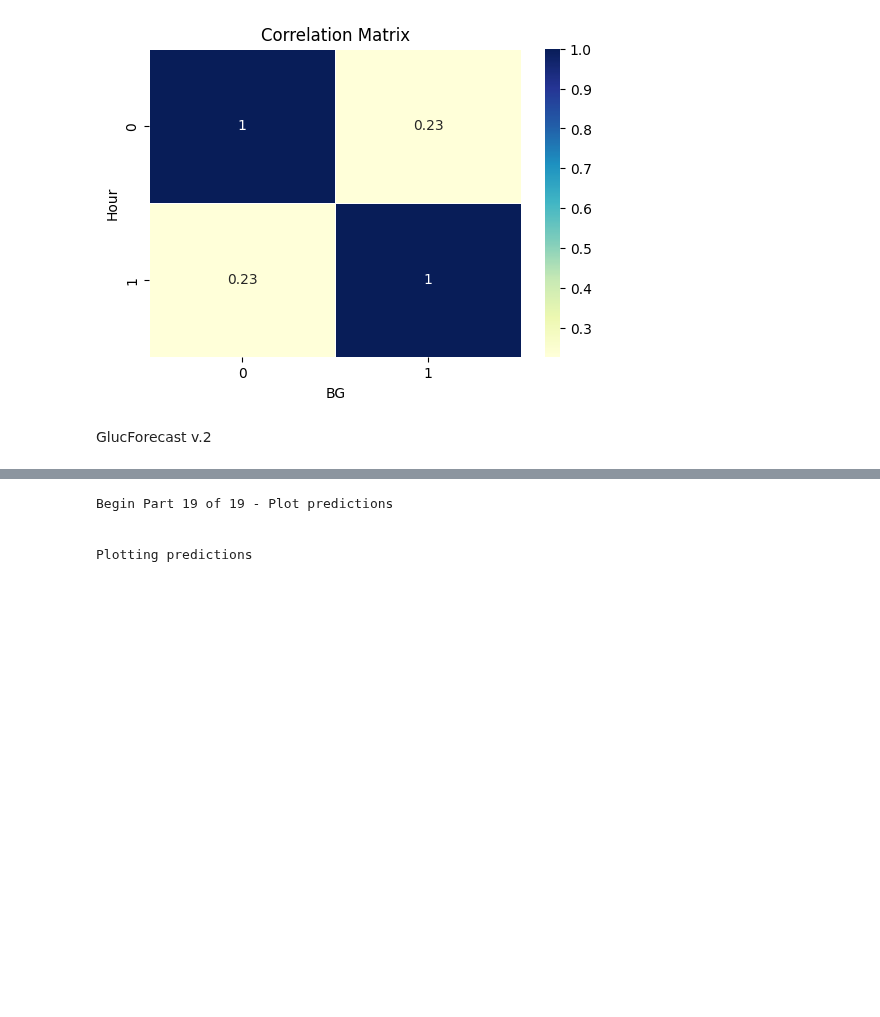
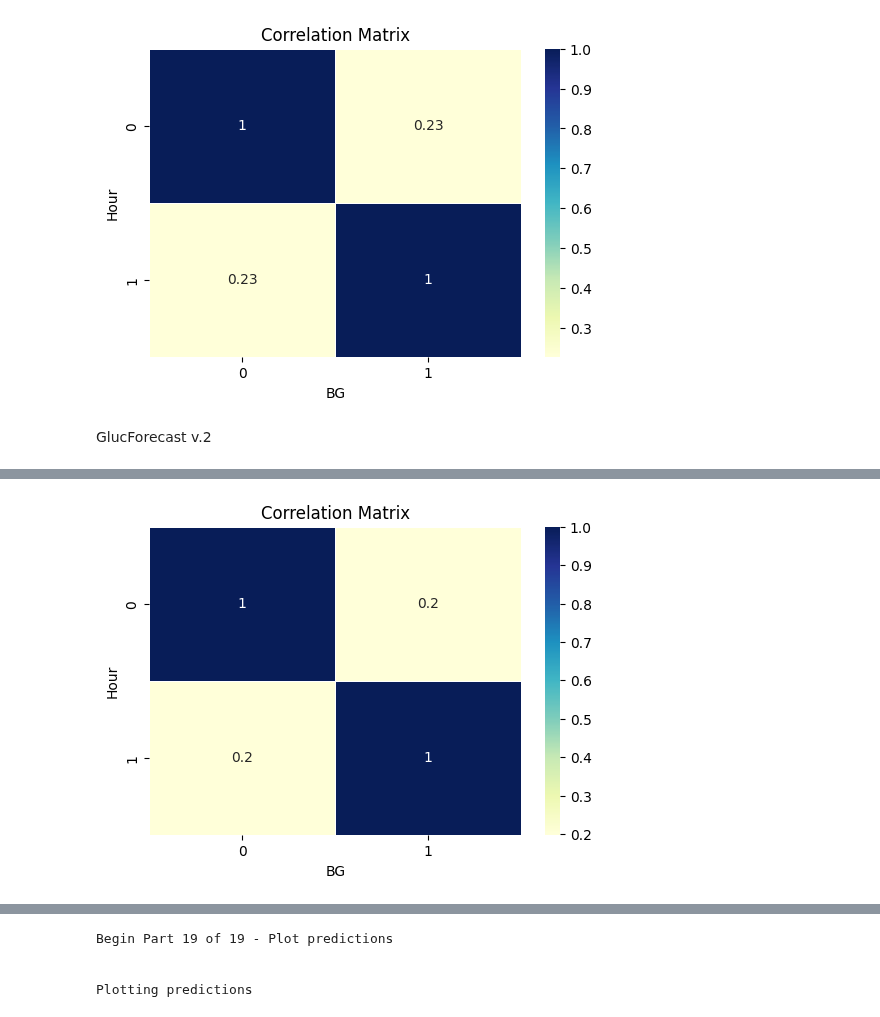
Before and after one commit to Pancrease/D-one, a Jupyter notebook: GlucForecast/GlucForecast.ipynb, the cells around one changed output, grey strips where cells are left out. Cells and saved outputs as stored; diff of their text form; code cells hidden in the pictures; blank space fills up the shorter version.

```diff
--- a/GlucForecast/GlucForecast.ipynb
+++ b/GlucForecast/GlucForecast.ipynb
@@ -657,0 +192,9 @@ Mean square error = 58.90649461877042
+# %%
+test_data = pd.read_csv("/content/adolescent#001-test-processed.csv", index_col=False)
+train_data = pd.read_csv("/content/adolescent#001-train-processed.csv", index_col=False)
+train_data_ = pd.read_csv("/content/adolescent#001-train.csv", index_col=False)
+test_data_ = pd.read_csv("/content/adolescent#001-test.csv", index_col=False)
+
+
+
+print('Data Impoted!!!!')
@@ -657,0 +257,18 @@ Mean square error = 58.90649461877042
+# %%
+import seaborn as sns
+import matplotlib.pyplot as plt
+
+
+# Define the correlation matrix
+corr_data_from_cap_processed = train_data.corr()
+correlation_matrix = np.array(corr_data_from_cap_processed)
+
+# Create a heatmap plot
+plt.figure(figsize=(6, 4))
+sns.heatmap(correlation_matrix, annot=True,linewidths=.5,cmap='YlGnBu')
+plt.title('Correlation Matrix')
+plt.xlabel('BG')
+plt.ylabel('Hour')
+plt.show()
+# %% [output]
+[figure, added]
```
Also changed, not shown: parts of 44 cells of this notebook, 2 other files.
